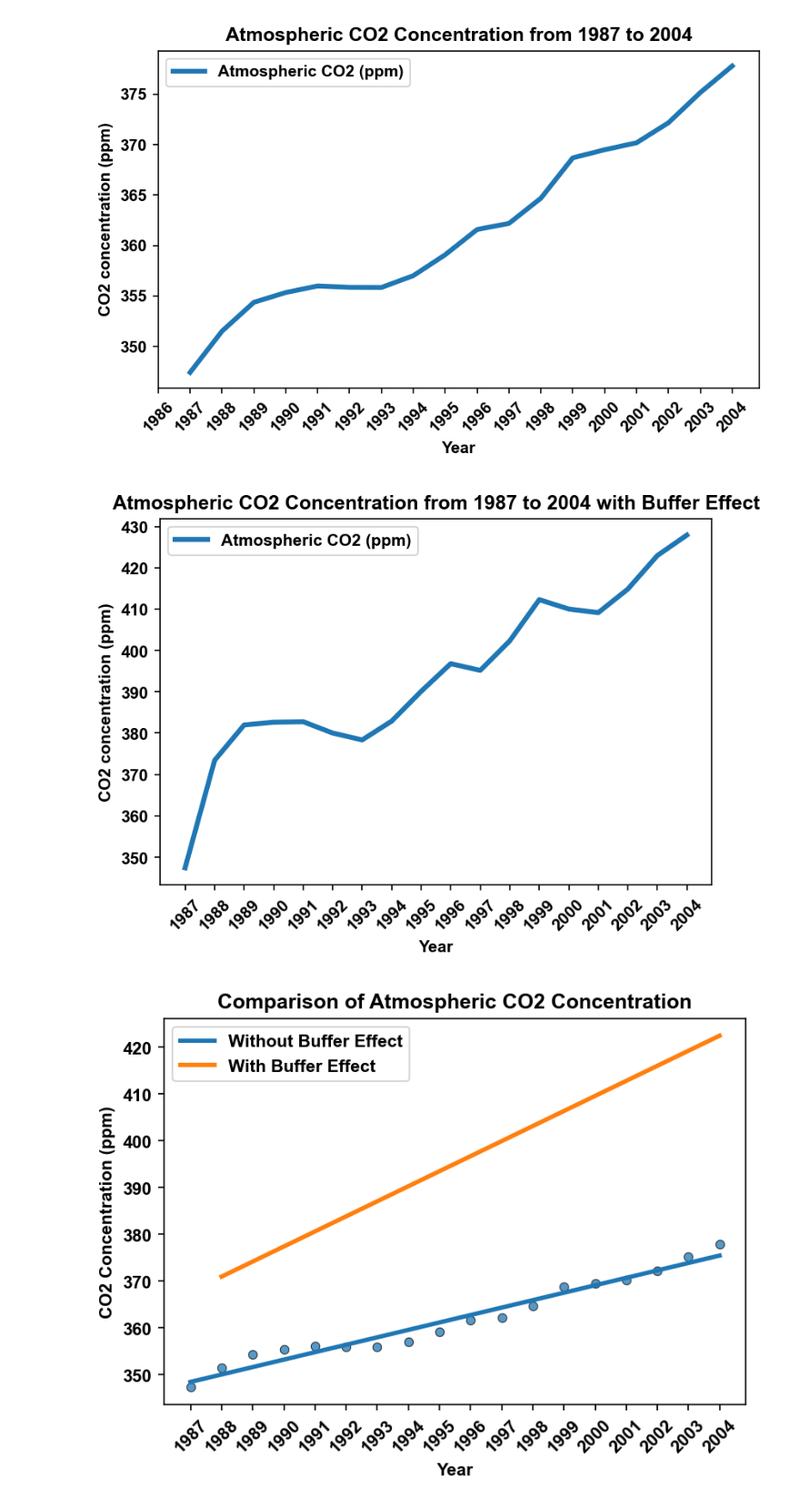
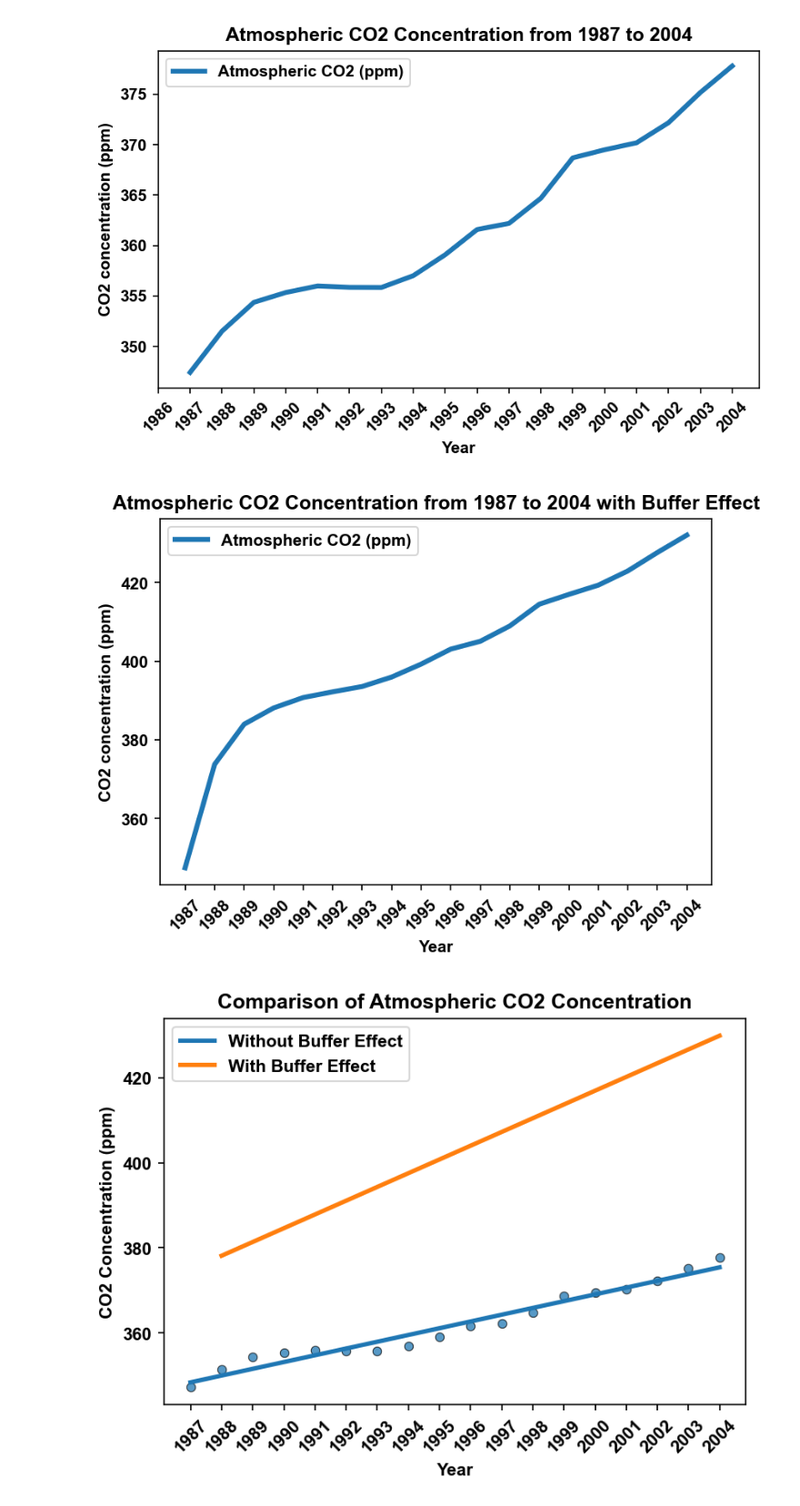
Before and after one commit to CingyQ/ESE5023_Assignments_12331318, a Jupyter notebook: PS5.ipynb, the cells around one changed output. Shown: that part at 91% size. Cells and saved outputs as stored; diff of their text form; code cells hidden in the pictures.

```diff
--- a/PS5.ipynb
+++ b/PS5.ipynb
@@ -95,27 +95,25 @@ N2_initial_ppm = N2_initial/2.13
 
 def calculate_buffer_factor(z):
 
-    return z*1.75208
+    return z*1.72208
 # 对列表中的每个浓度值计算缓冲因子
 buffer_factors = calculate_buffer_factor(co2_emissions['atmospheric growth'])
 
 
 yearly_buffer_factors = dict(zip(co2_emissions['Year'], buffer_factors))
 # 模型的微分方程，包含缓冲效应
-def model_with_buffer(N, t, k12, k21, yearly_emissions, yearly_buffer_factors):
+def model_with_buffer(N, t, k12, k21, yearly_emissions):
     N1, N2 = N
     year = int(t)
     gamma = yearly_emissions.get(year, 0) # Default to 0 if year is not in the dataset
-    ξ = yearly_buffer_factors.get(year, 0)
-    dN1dt = -k12 * N1 + k21 * (821/2.13 + ξ * (N2-821/2.13)) + gamma
-    dN2dt = k12 * N1 - k21 * (821/2.13 + ξ * (N2-821/2.13))
+    dN1dt = -k12 * N1 + k21 * (821/2.13 + (3.69 + 1.86e-2 * N1 - 1.80e-6 * N1**2) * (N2-821/2.13)) + gamma
+    dN2dt = k12 * N1 - k21 * (821/2.13 + (3.69 + 1.86e-2 * N1 - 1.80e-6 * N1**2) * (N2-821/2.13))
     return [dN1dt, dN2dt]
-
 
 # 解决微分方程
 years = np.arange(1987, 2005)
 N0 = [N1_initial_ppm, N2_initial_ppm]
-solution = odeint(model_with_buffer, N0, years, args=(k12, k21, yearly_emissions, yearly_buffer_factors))
+solution = odeint(model_with_buffer, N0, years, args=(k12, k21, yearly_emissions))
 
 # 提取并转换N1为ppm
 N1_ppm = solution[:, 0]
@@ -130,7 +128,7 @@ plt.title("Atmospheric CO2 Concentration from 1987 to 2004 with Buffer Effect",
 plt.legend()
 plt.show()
 # %% [output]
-[figure, old version]
+[figure, new version]
 # %%
 import matplotlib.pyplot as plt
 import numpy as np
@@ -143,34 +141,34 @@ from scipy.integrate import odeint
 solution_no_buffer = odeint(model_no_buffer, N0, years, args=(k12, k21, yearly_emissions))
 
 # 解决1.2问题的微分方程（包含缓冲效应）
-solution_with_buffer = odeint(model_with_buffer, N0, years, args=(k12, k21, yearly_emissions, yearly_buffer_factors))
+solution_with_buffer = odeint(model_with_buffer, N0, years, args=(k12, k21, yearly_emissions))
 
 # 提取并转换N1为ppm
 N1_ppm_no_buffer = solution_no_buffer[:, 0]
 N1_ppm_with_buffer = solution_with_buffer[:, 0]
 # Fit linear regression line to the data
 linear_regression_no_buffer = np.polyfit(years, N1_ppm_no_buffer, 1)
 linear_regression_with_buffer = np.polyfit(years[1:], N1_ppm_with_buffer[1:], 1)
 
 # Generate the linear regression line
 linear_regression_line_no_buffer = np.polyval(linear_regression_no_buffer, years)
 
 linear_regression_line_with_buffer = np.polyval(linear_regression_with_buffer, years[1:])
 
 
 # Plot the data with linear regression lines
 plt.figure(figsize=(6, 4), dpi=150)
 plt.scatter(years, N1_ppm_no_buffer,  s=25,marker='o',linewidths=0.5,edgecolors='black',alpha=0.75)
 # plt.scatter(years, N1_ppm_with_buffer, label="With Buffer Effect", s=50, marker='x')
 plt.plot(years, linear_regression_line_no_buffer, label="Without Buffer Effect", linewidth=2.5)
 plt.plot(years[1:], linear_regression_line_with_buffer, label="With Buffer Effect", linewidth=2.5)
 
 
 plt.xticks(np.arange(1987, 2005, 1), rotation=45)
 plt.xlabel("Year", weight='bold')
 plt.ylabel("CO2 Concentration (ppm)", weight='bold')
 plt.title("Comparison of Atmospheric CO2 Concentration", weight='bold')
 plt.legend()
 plt.show()
 # %% [output]
-[figure, old version]
+[figure, new version]
```
Also changed, not shown: 1 other file.
